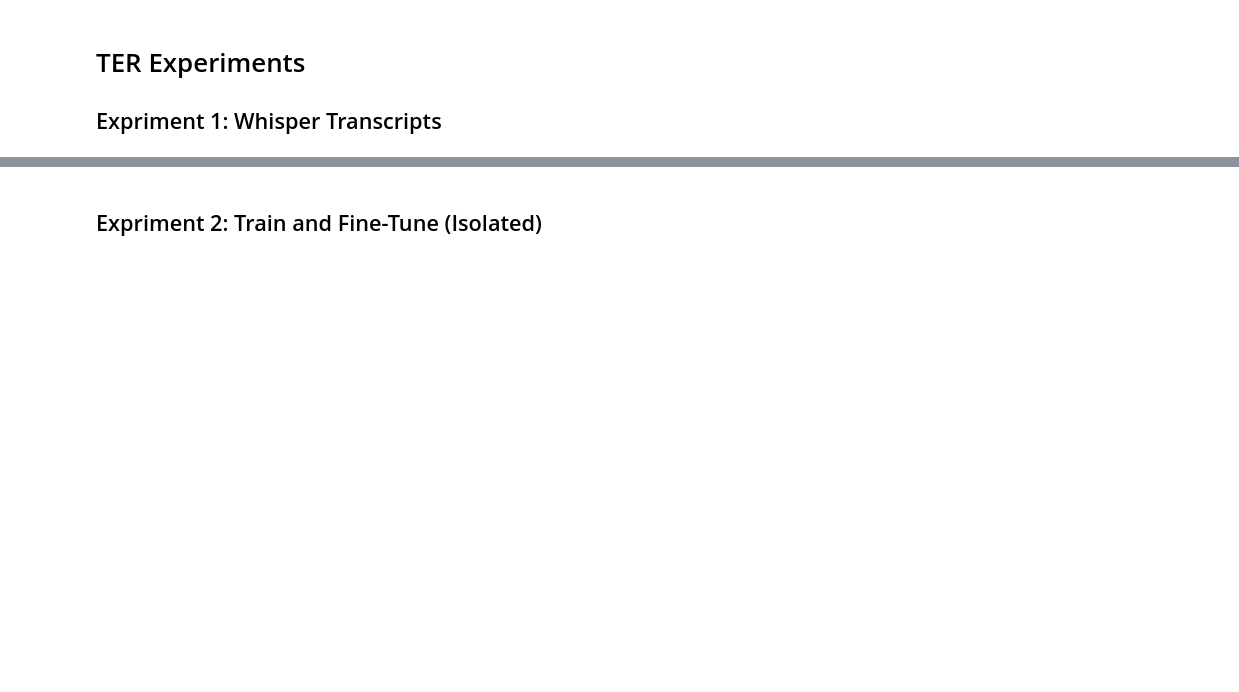
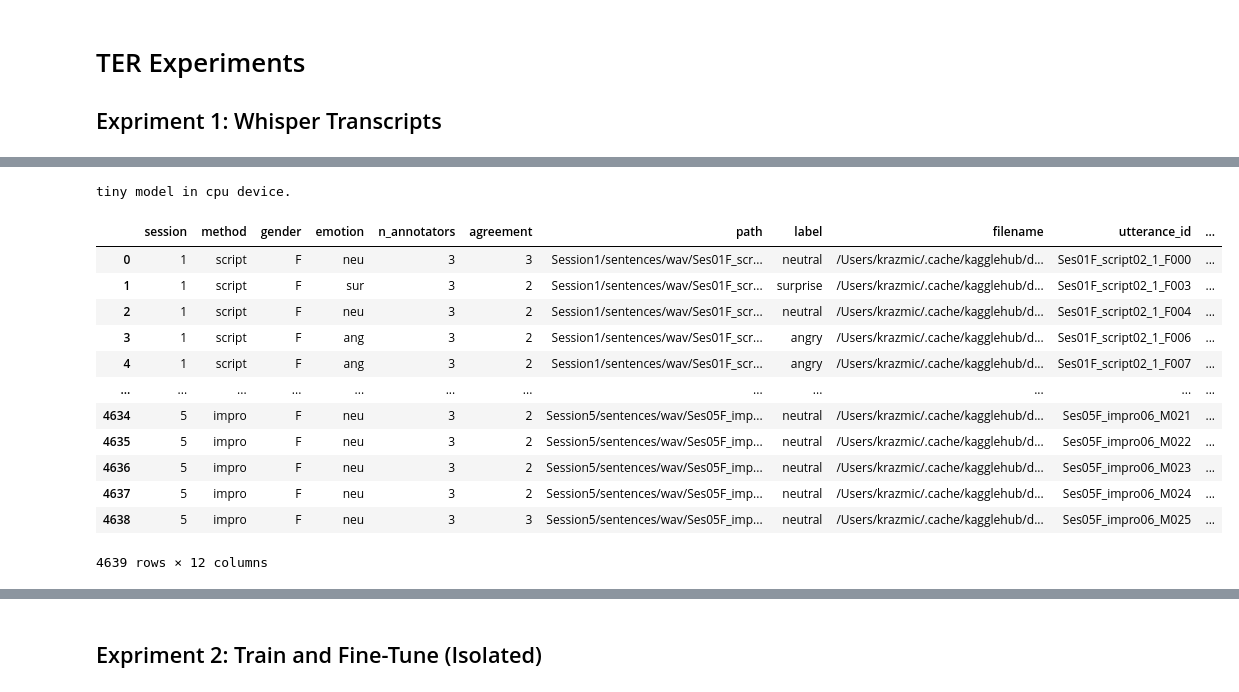
Before and after one commit to sofiafernandescd/EmoReA, a Jupyter notebook: emorea-backend/notebooks/text/TER-final.ipynb, the cells around one changed output, grey strips where cells are left out. Saved outputs shown, nothing was run; the diff lists cells and outputs as text; code cells hidden in the pictures; blank space fills up the shorter version.

```diff
--- a/emorea-backend/notebooks/text/TER-final.ipynb
+++ b/emorea-backend/notebooks/text/TER-final.ipynb
@@ -3,0 +28,40 @@
+# %%
+import sys
+import os
+import pandas as pd
+import librosa
+import torch
+from tqdm import tqdm
+tqdm.pandas()
+
+module_path = os.path.abspath(os.path.join('..', '..')) # or the path to your source code
+sys.path.insert(0, module_path)
+
+from src.data_loading import filter_emotions, load_iemocap, load_meld
+import whisper
+
+#meld_train = filter_emotions(load_meld(split='train'))
+#meld_test = filter_emotions(load_meld(split='test'))
+iemocap = filter_emotions(load_iemocap())
+
+device = 'cpu' #"mps" if torch.backends.mps.is_available() else "cpu"
+model_name = "tiny"
+print(f"{model_name} model in {device} device.")
+transcriber = whisper.load_model(model_name, device=device)
+iemocap[f'transcription_{model_name}'] = iemocap['filename'].progress_apply(lambda x: transcriber.transcribe(librosa.load(x, sr=16000)[0]))
+iemocap
+# %% [output]
+tiny model in cpu device.
+|  | session | method | gender | emotion | n_annotators | agreement | path | label | filename | utterance_id | ... |
+| 0 | 1 | script | F | neu | 3 | 3 | Session1/sentences/wav/Ses01F_scr... | neutral | /Users/krazmic/.cache/kagglehub/d... | Ses01F_script02_1_F000 | ... |
+| 1 | 1 | script | F | sur | 3 | 2 | Session1/sentences/wav/Ses01F_scr... | surprise | /Users/krazmic/.cache/kagglehub/d... | Ses01F_script02_1_F003 | ... |
+| 2 | 1 | script | F | neu | 3 | 2 | Session1/sentences/wav/Ses01F_scr... | neutral | /Users/krazmic/.cache/kagglehub/d... | Ses01F_script02_1_F004 | ... |
+| 3 | 1 | script | F | ang | 3 | 2 | Session1/sentences/wav/Ses01F_scr... | angry | /Users/krazmic/.cache/kagglehub/d... | Ses01F_script02_1_F006 | ... |
+| 4 | 1 | script | F | ang | 3 | 2 | Session1/sentences/wav/Ses01F_scr... | angry | /Users/krazmic/.cache/kagglehub/d... | Ses01F_script02_1_F007 | ... |
+| ... | ... | ... | ... | ... | ... | ... | ... | ... | ... | ... | ... |
+| 4634 | 5 | impro | F | neu | 3 | 2 | Session5/sentences/wav/Ses05F_imp... | neutral | /Users/krazmic/.cache/kagglehub/d... | Ses05F_impro06_M021 | ... |
+| 4635 | 5 | impro | F | neu | 3 | 2 | Session5/sentences/wav/Ses05F_imp... | neutral | /Users/krazmic/.cache/kagglehub/d... | Ses05F_impro06_M022 | ... |
+| 4636 | 5 | impro | F | neu | 3 | 2 | Session5/sentences/wav/Ses05F_imp... | neutral | /Users/krazmic/.cache/kagglehub/d... | Ses05F_impro06_M023 | ... |
+| 4637 | 5 | impro | F | neu | 3 | 2 | Session5/sentences/wav/Ses05F_imp... | neutral | /Users/krazmic/.cache/kagglehub/d... | Ses05F_impro06_M024 | ... |
+| 4638 | 5 | impro | F | neu | 3 | 3 | Session5/sentences/wav/Ses05F_imp... | neutral | /Users/krazmic/.cache/kagglehub/d... | Ses05F_impro06_M025 | ... |
+4639 rows × 12 columns
```
Also changed, not shown: parts of 37 cells of this notebook, 13 other files.
